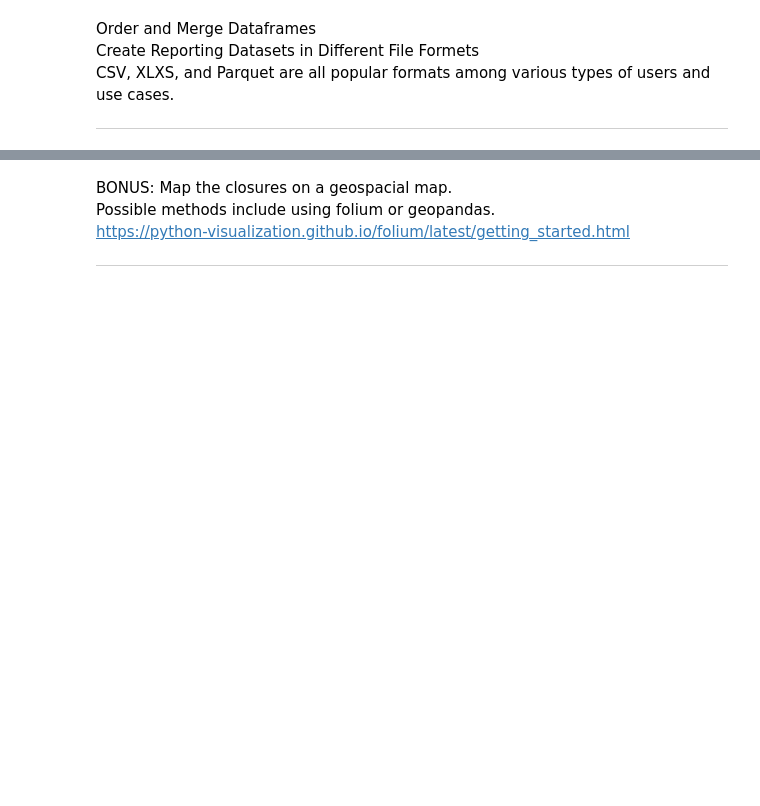
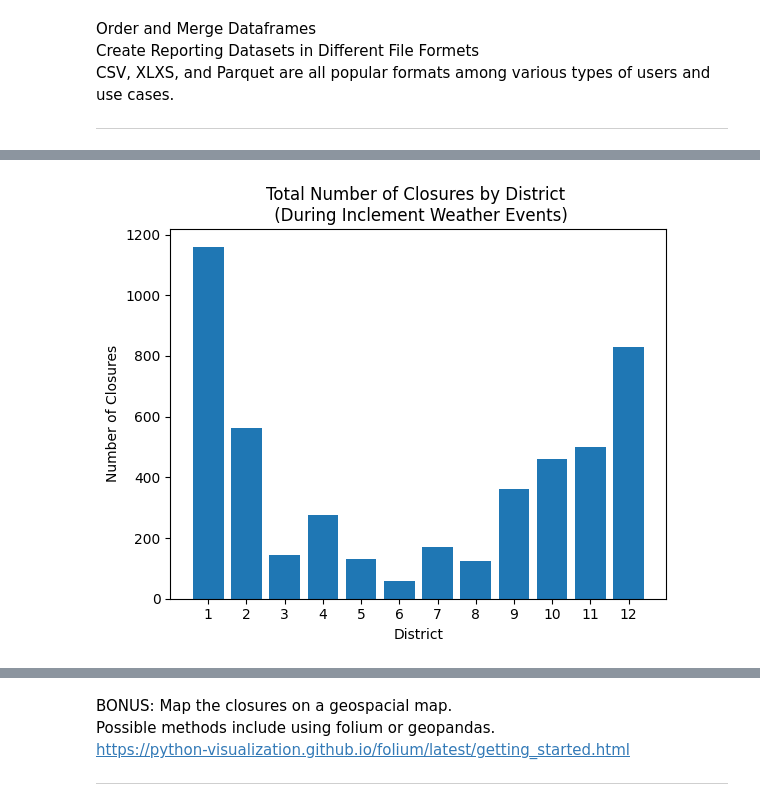
Before and after one commit to chrislambert-ky/analysis-ky-roadclosures, a Jupyter notebook: analysis-kytc-roadclosures.ipynb, the cells around one changed output, grey strips where cells are left out. Saved outputs shown, nothing was run; the diff lists cells and outputs as text; code cells hidden in the pictures; blank space fills up the shorter version.

```diff
--- a/analysis-kytc-roadclosures.ipynb
+++ b/analysis-kytc-roadclosures.ipynb
@@ -262,0 +304,16 @@ Develop Visualizations (matplotlib)
+# %%
+#Calculate the number of closures per district and then plot the data.
+closure_counts_by_district = df['District'].value_counts()
+
+# Plot the data
+plt.bar(closure_counts_by_district.index, closure_counts_by_district.values)
+plt.xlabel('District')
+plt.ylabel('Number of Closures')
+plt.title('Total Number of Closures by District \n (During Inclement Weather Events)')
+
+# Set the x-axis ticks to show all 12 districts
+plt.xticks(closure_counts_by_district.index)
+
+plt.show()
+# %% [output]
+[figure, added]
```
Also changed, not shown: parts of 21 cells of this notebook, 7 other files.
